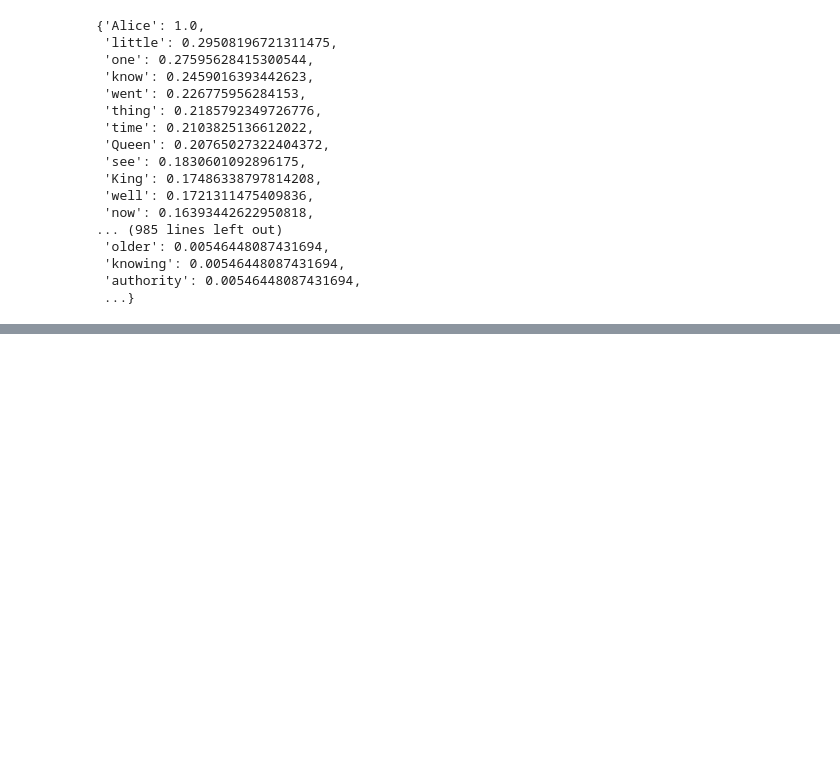
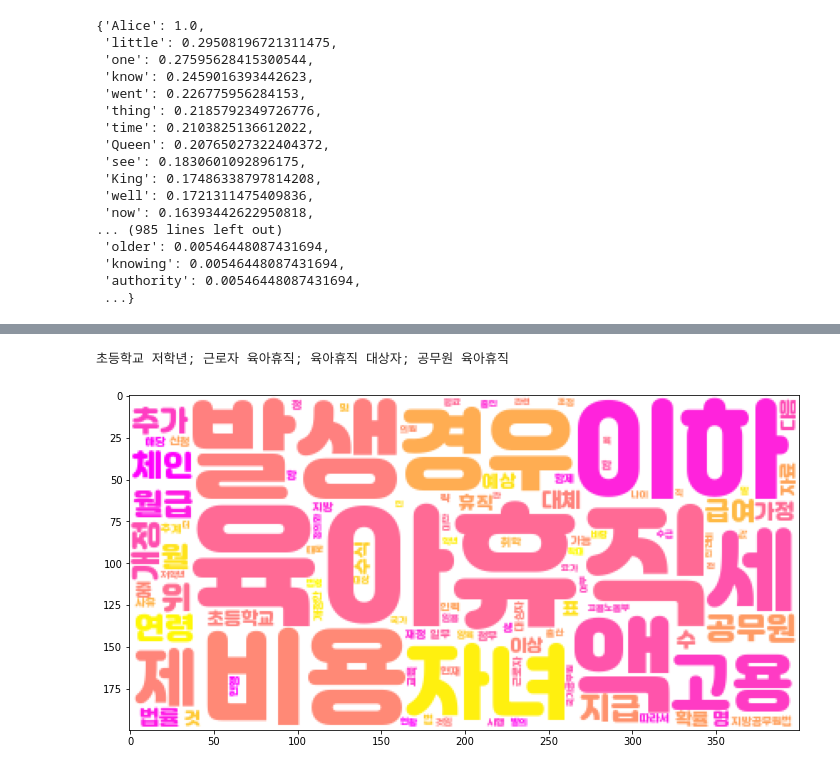
Before and after one commit to highfreshness/SeSAC, a Jupyter notebook: Python_data/10. 자연어 처리 시작하기.ipynb, the cells around one changed output, grey strips where cells are left out. Saved outputs shown, nothing was run; the diff lists cells and outputs as text; code cells hidden in the pictures; blank space fills up the shorter version.

```diff
--- a/Python_data/10. 자연어 처리 시작하기.ipynb
+++ b/Python_data/10. 자연어 처리 시작하기.ipynb
@@ -205,0 +329,16 @@ plt.show()
+# %%
+# 문장 속에서 연이어 나타난 단어
+ko.collocations()
+# %% [output]
+초등학교 저학년; 근로자 육아휴직; 육아휴직 대상자; 공무원 육아휴직
+# %%
+data = ko.vocab().most_common(150)
+wordcloud = WordCloud(
+    font_path='C:/Users/meteo/downloads/jalnan.ttf', relative_scaling=0.1, background_color='white',
+    colormap='spring').generate_from_frequencies(dict(data)) #  # gist_heat, pastel1, RdBu, summer
+plt.figure(figsize=(12,8))
+plt.imshow(wordcloud)
+plt.axis()
+plt.show()
+# %% [output]
+[figure, added]
```
Also changed, not shown: parts of 70 cells of this notebook, 7 other files.
